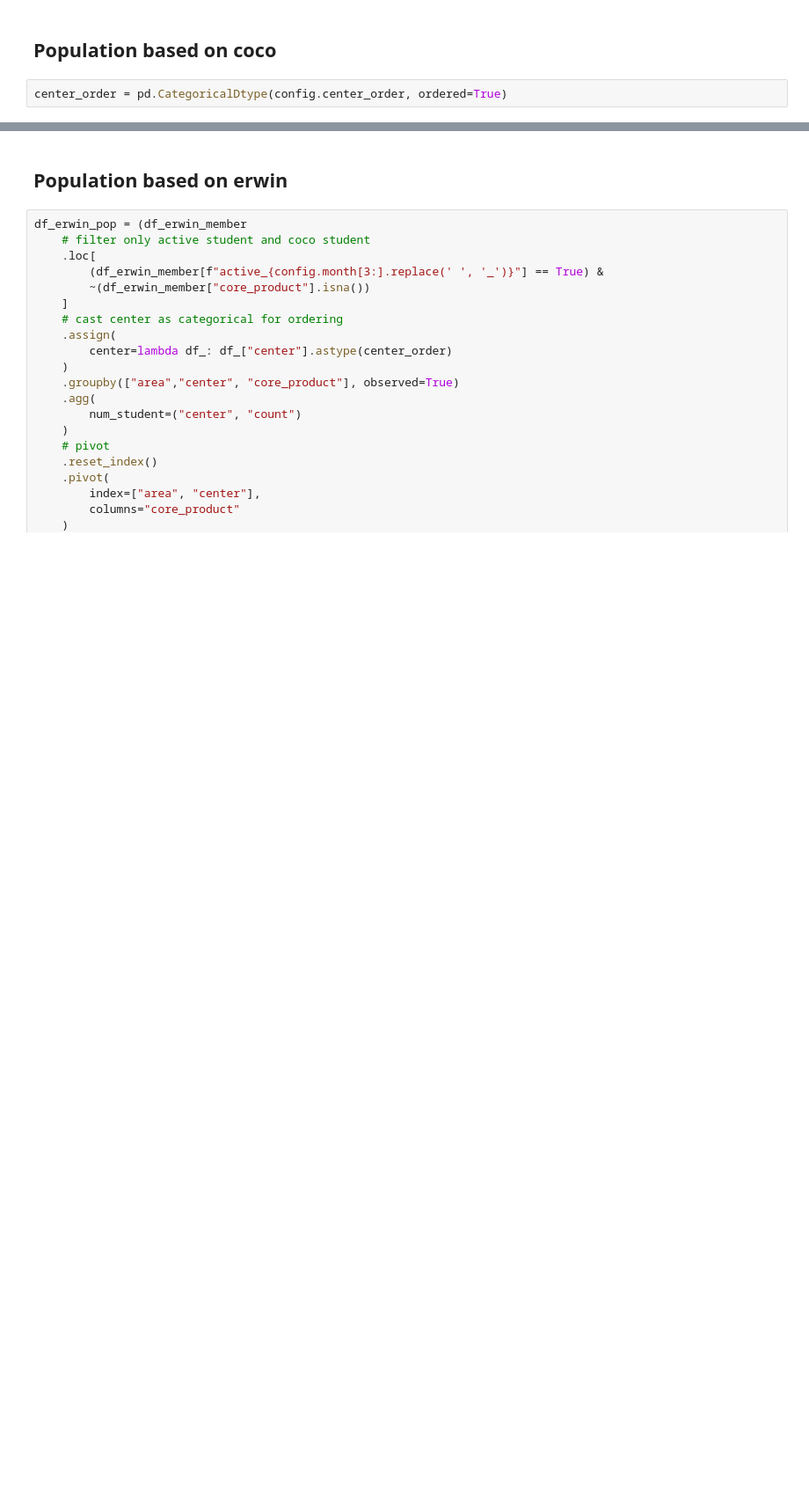
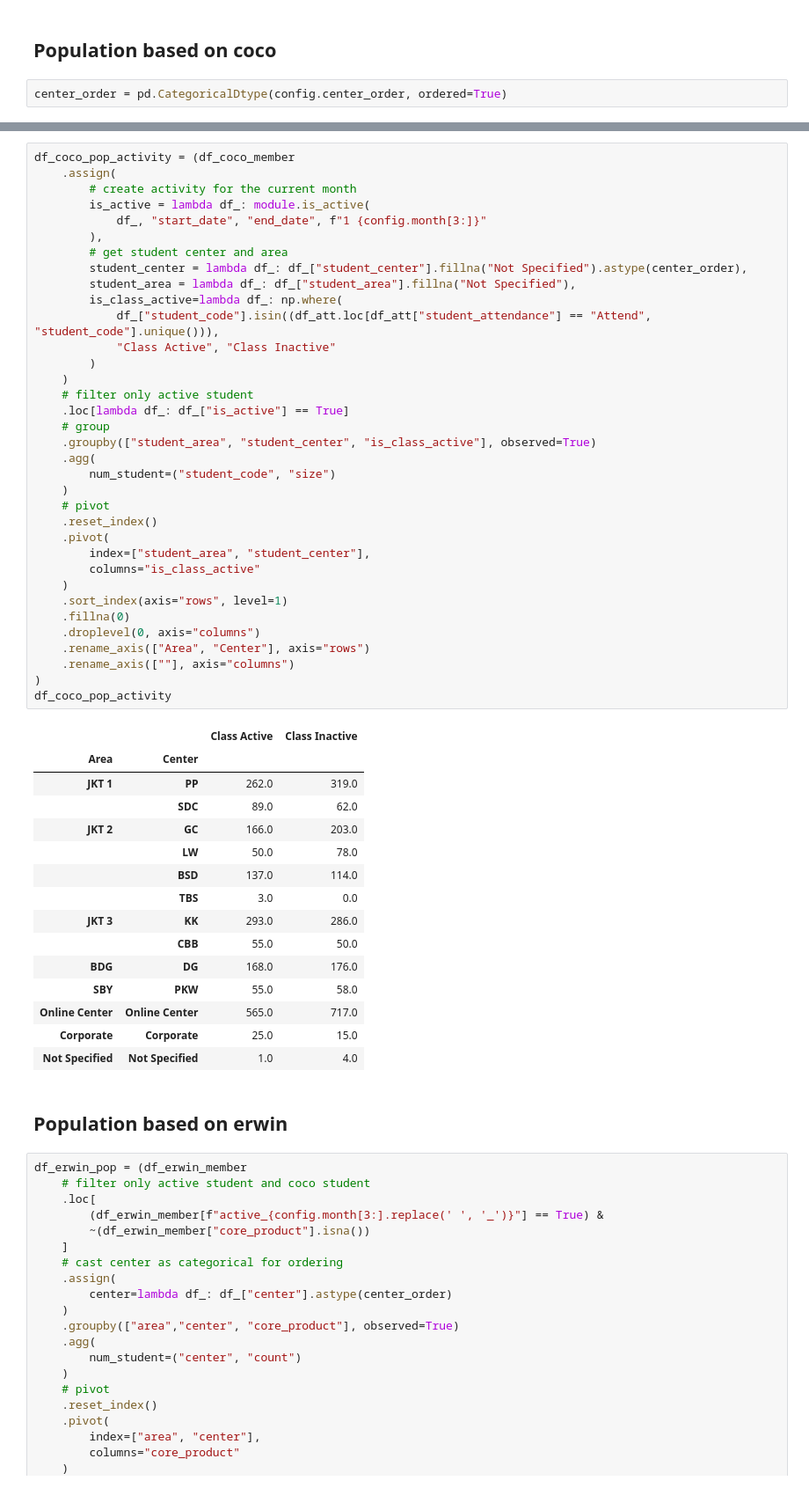
Before and after one commit to danjelito/wse-exp-manag-report, a Jupyter notebook: main.ipynb, the cells around one changed output, grey strips where cells are left out. Shown at 88% size. Saved outputs shown, nothing was run; the diff lists cells and outputs as text; blank space fills up the shorter version.

```diff
--- a/main.ipynb
+++ b/main.ipynb
@@ -582,3 +478,54 @@ df_coco_pop
+# %%
+df_coco_pop_activity = (df_coco_member
+    .assign(
+        # create activity for the current month
+        is_active = lambda df_: module.is_active(
+            df_, "start_date", "end_date", f"1 {config.month[3:]}"
+        ),
+        # get student center and area
+        student_center = lambda df_: df_["student_center"].fillna("Not Specified").astype(center_order),
+        student_area = lambda df_: df_["student_area"].fillna("Not Specified"),
+        is_class_active=lambda df_: np.where(
+            df_["student_code"].isin((df_att.loc[df_att["student_attendance"] == "Attend", "student_code"].unique())),
+            "Class Active", "Class Inactive"
+        )
+    )
+    # filter only active student
+    .loc[lambda df_: df_["is_active"] == True]
+    # group
+    .groupby(["student_area", "student_center", "is_class_active"], observed=True)
+    .agg(
+        num_student=("student_code", "size")
+    )
+    # pivot
+    .reset_index()
+    .pivot(
+        index=["student_area", "student_center"],
+        columns="is_class_active"
+    )
+    .sort_index(axis="rows", level=1)
+    .fillna(0)
+    .droplevel(0, axis="columns")
+    .rename_axis(["Area", "Center"], axis="rows")
+    .rename_axis([""], axis="columns")
+)
+df_coco_pop_activity
+# %% [output]
+|  |  | Class Active | Class Inactive |
+| Area | Center |  |  |
+| JKT 1 | PP | 262.0 | 319.0 |
+|  | SDC | 89.0 | 62.0 |
+| JKT 2 | GC | 166.0 | 203.0 |
+|  | LW | 50.0 | 78.0 |
+|  | BSD | 137.0 | 114.0 |
+|  | TBS | 3.0 | 0.0 |
+| JKT 3 | KK | 293.0 | 286.0 |
+|  | CBB | 55.0 | 50.0 |
+| BDG | DG | 168.0 | 176.0 |
+| SBY | PKW | 55.0 | 58.0 |
+| Online Center | Online Center | 565.0 | 717.0 |
+| Corporate | Corporate | 25.0 | 15.0 |
+| Not Specified | Not Specified | 1.0 | 4.0 |
 # %% [markdown]
 ## Population based on erwin
 # %%
```
Also changed, not shown: parts of 16 cells of this notebook, 5 other files.
